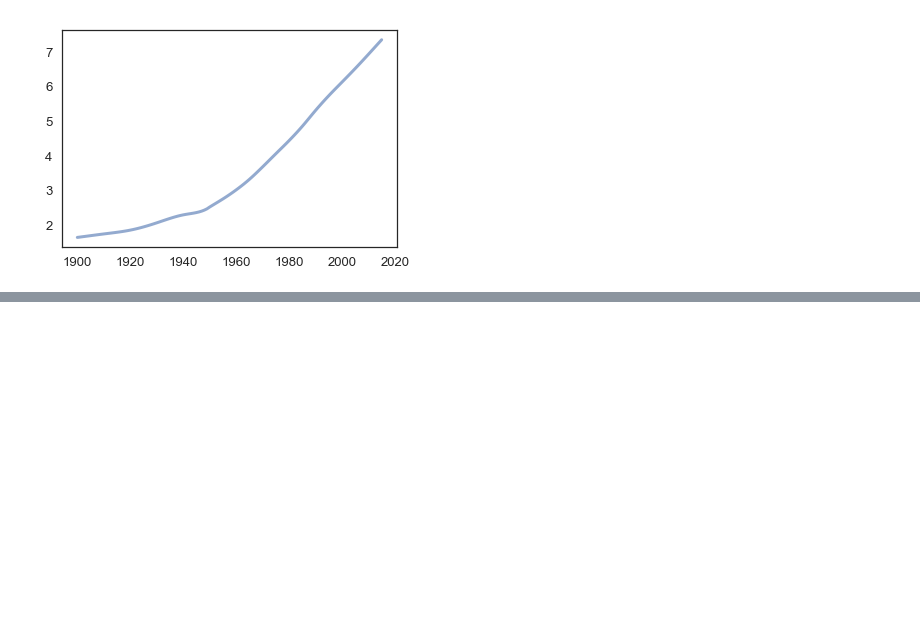
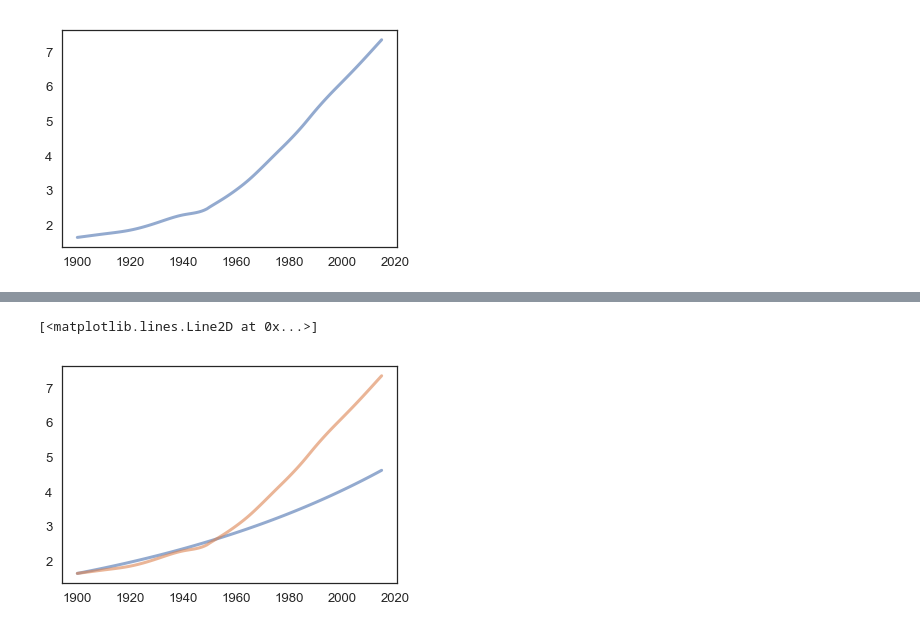
Before and after one commit to jamesHo22/ModSimPy, a Jupyter notebook: code/Project_One.ipynb, the cells around one changed output, grey strips where cells are left out. Saved outputs shown, nothing was run; the diff lists cells and outputs as text; code cells hidden in the pictures; blank space fills up the shorter version.

```diff
--- a/code/Project_One.ipynb
+++ b/code/Project_One.ipynb
@@ -63,0 +194,21 @@ modelSystem = State(initPop = 1.65)
+# %%
+def update_weights(time, realPop, weight, bias, learning_rate):
+    weight_deriv = 0
+    bias_deriv = 0
+    n = len(time)
+
+    for i in range(n):
+        # Calculate partial derivatives
+        # -2x(y - (mx + b))
+        weight_deriv += -2*time[i] * (realPop[i] - (weight*time[i] + bias))
+
+        # -2(y - (mx + b))
+        bias_deriv += -2*(realPop[i] - (weight*time[i] + bias))
+
+    # We subtract because the derivatives point in direction of steepest ascent
+    weight -= (weight_deriv / n) * learning_rate
+    bias -= (bias_deriv / n) * learning_rate
+
+    return weight, bias
+# %%
+update_weights(year1900, pop1900, modelSystem.weight, 0, 0.000001)
@@ -63,0 +221,12 @@ modelSystem = State(initPop = 1.65)
+# %%
+# Model System object
+modelSystem = System(t_0 = t_0,
+                    t_end = t_end,
+                    p_0 = p_0,
+                    annual_growth = annual_growth,
+                    birth_rate = 0.02,
+                    death_rate = 0.011,
+                    alpha = 0.014,
+                    beta = -0.003,
+                    gamma = -0.00005,
+                    weight = 0.014)
@@ -63,0 +245,7 @@ modelSystem = State(initPop = 1.65)
+# %%
+population = run_sim(modelSystem, update_proportional);
+plot(population)
+plot(year1900, pop1900)
+# %% [output]
+[<matplotlib.lines.Line2D at 0x...>]
+[figure, added]
```
Also changed, not shown: parts of 25 cells of this notebook.
